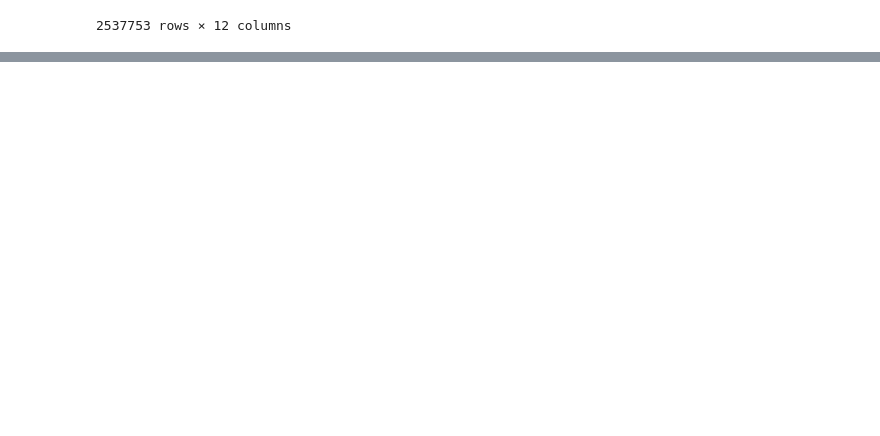
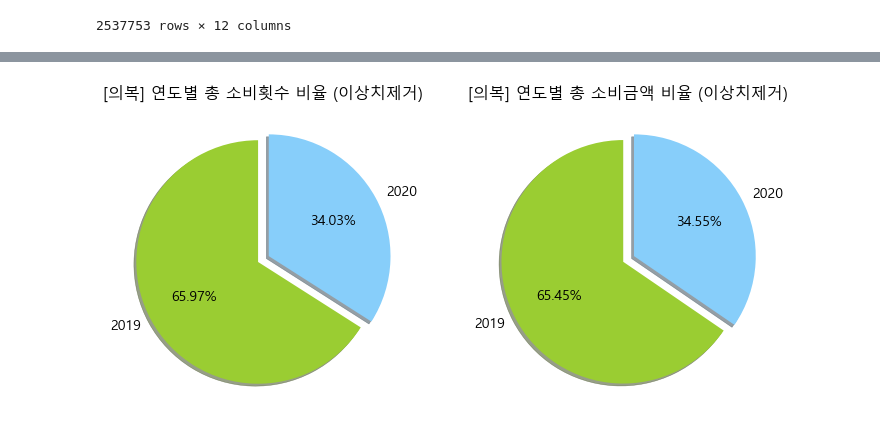
Before and after one commit to minkithub/bigcon2020, a Jupyter notebook: Jaewon/객단가.ipynb, the cells around one changed output, grey strips where cells are left out. Saved outputs shown, nothing was run; the diff lists cells and outputs as text; code cells hidden in the pictures; blank space fills up the shorter version.

```diff
--- a/Jaewon/객단가.ipynb
+++ b/Jaewon/객단가.ipynb
@@ -415,0 +621,85 @@ register.eval('mean_AMT=USE_AMT/USE_CNT').groupby
+# %%
+########################################
+### 이상치제거 데이터 (drop_outlier) ###
+########################################
+
+group_names = drop_outlier.year.unique().tolist()
+group_sizes = drop_outlier.loc[drop_outlier.MCT_CAT_NM=='의복'].USE_CNT.tolist()
+group_colors = ['yellowgreen', 'lightskyblue']
+group_explodes = (0.1, 0) # explode 1st slice
+
+plt.figure(figsize=(12,6))
+plt.subplot(121)
+plt.pie(group_sizes,
+        explode=group_explodes,
+        labels=group_names,
+        colors=group_colors,
+        autopct='%1.2f%%', # second decimal place
+        shadow=True,
+        startangle=90,
+        textprops={'fontsize': 14}) # text font size
+plt.title('[의복] 연도별 총 소비횟수 비율 (이상치제거)  ', fontsize=16)
+
+# information of groups
+group_names = drop_outlier.year.unique().tolist()
+group_sizes = drop_outlier.loc[drop_outlier.MCT_CAT_NM=='의복'].USE_AMT.tolist()
+group_colors = ['yellowgreen', 'lightskyblue']
+group_explodes = (0.1, 0) # explode 1st slice
+
+plt.subplot(122)
+plt.pie(group_sizes,
+        explode=group_explodes,
+        labels=group_names,
+        colors=group_colors,
+        autopct='%1.2f%%', # second decimal place
+        shadow=True,
+        startangle=90,
+        textprops={'fontsize': 14}) # text font size
+plt.title('[의복] 연도별 총 소비금액 비율 (이상치제거)  ', fontsize=16)
+plt.show()
+
+########################################
+
+###############################
+### 이상치 데이터(outliers) ###
+###############################
+# information of groups
+group_names = outliers.year.unique().tolist()
+group_sizes = outliers.loc[outliers.MCT_CAT_NM=='의복'].USE_CNT.tolist()
+group_colors = ['yellowgreen', 'lightskyblue']
+group_explodes = (0, 0.1) # explode 1st slice
+
+plt.figure(figsize=(12,6))
+plt.subplot(121)
+plt.pie(group_sizes,
+        explode=group_explodes,
+        labels=group_names,
+        colors=group_colors,
+        autopct='%1.2f%%', # second decimal place
+        shadow=True,
+        startangle=90,
+        textprops={'fontsize': 14}) # text font size
+#plt.axis('equal') #  equal length of X and Y axis
+plt.title('[의복] 연도별 총 소비횟수 비율 (이상치)  ', fontsize=16)
+
+
+plt.subplot(122)
+# information of groups
+
+group_sizes = outliers.loc[outliers.MCT_CAT_NM=='의복'].USE_AMT.tolist()
+
+plt.pie(group_sizes,
+        explode=group_explodes,
+        labels=group_names,
+        colors=group_colors,
+        autopct='%1.2f%%', # second decimal place
+        shadow=True,
+        startangle=90,
+        textprops={'fontsize': 14}) # text font size
+#plt.axis('equal') #  equal length of X and Y axis
+plt.title('[의복] 연도별 총 소비금액 비율 (이상치)  ', fontsize=16)
+plt.show()
+
+###############################
+# %% [output]
+[figure, added]
```
Also changed, not shown: parts of 42 cells of this notebook, 2 other files.
